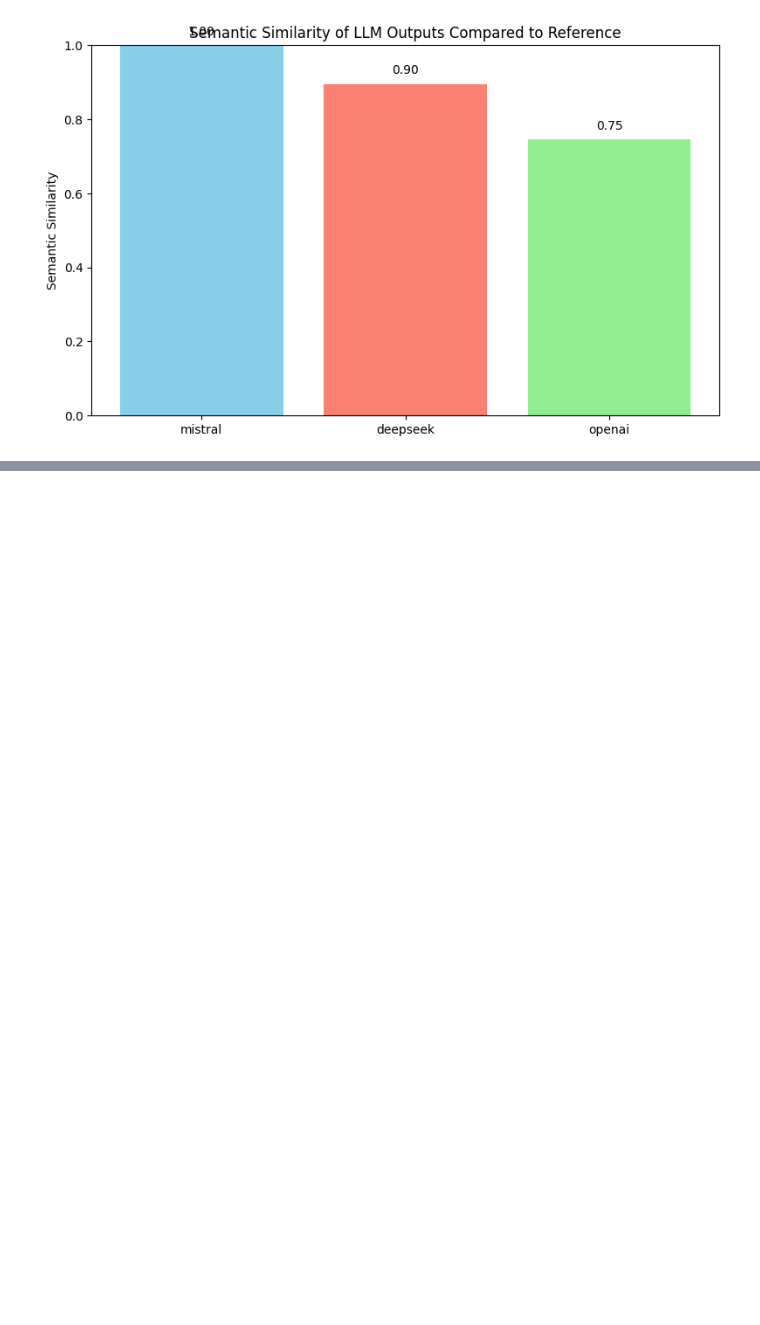
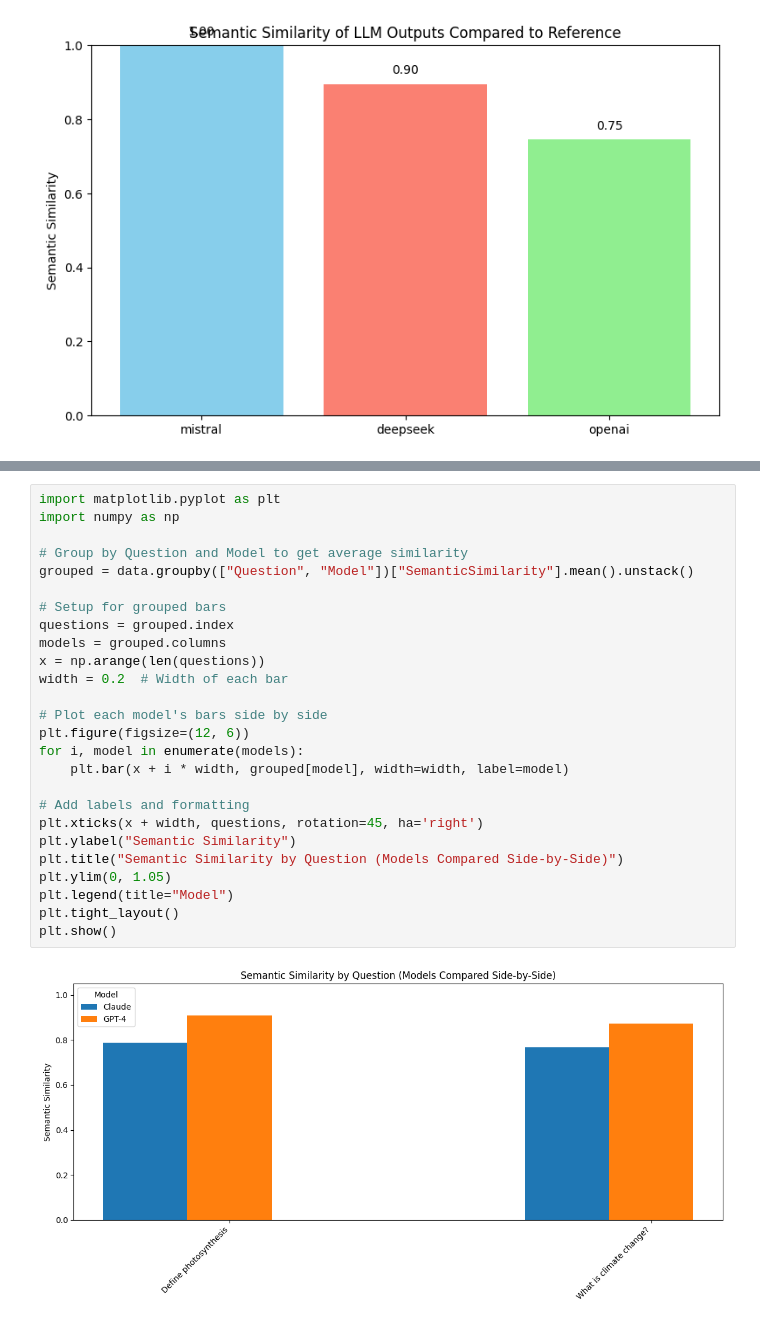
Before and after one commit to bay1900/MA3_2, a Jupyter notebook: evaluation/evaluate_llm.ipynb, the cells around one changed output, grey strips where cells are left out. Cells and saved outputs as stored; diff of their text form; blank space fills up the shorter version.

```diff
--- a/evaluation/evaluate_llm.ipynb
+++ b/evaluation/evaluate_llm.ipynb
@@ -109,0 +176,28 @@ plt.show()
+# %%
+import matplotlib.pyplot as plt
+import numpy as np
+
+# Group by Question and Model to get average similarity
+grouped = data.groupby(["Question", "Model"])["SemanticSimilarity"].mean().unstack()
+
+# Setup for grouped bars
+questions = grouped.index
+models = grouped.columns
+x = np.arange(len(questions))
+width = 0.2  # Width of each bar
+
+# Plot each model's bars side by side
+plt.figure(figsize=(12, 6))
+for i, model in enumerate(models):
+    plt.bar(x + i * width, grouped[model], width=width, label=model)
+
+# Add labels and formatting
+plt.xticks(x + width, questions, rotation=45, ha='right')
+plt.ylabel("Semantic Similarity")
+plt.title("Semantic Similarity by Question (Models Compared Side-by-Side)")
+plt.ylim(0, 1.05)
+plt.legend(title="Model")
+plt.tight_layout()
+plt.show()
+# %% [output]
+[figure, added]
```
Also changed, not shown: parts of 6 cells of this notebook.
